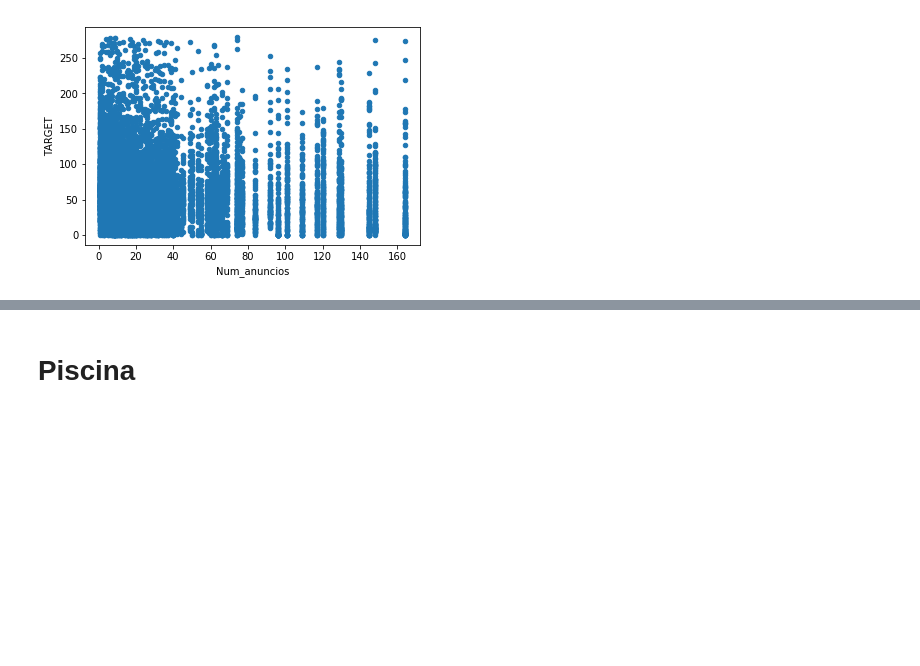
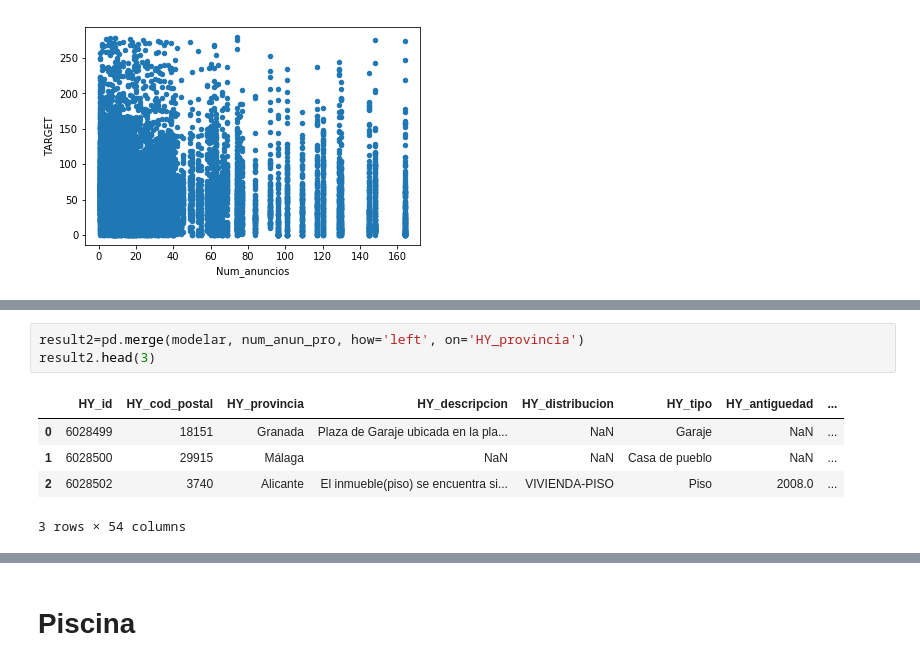
Before and after one commit to RohitUttam/UniversityHack2019, a Jupyter notebook: Añadir.ipynb, the cells around one changed output, grey strips where cells are left out. Drawn from its saved outputs; the diff is of its cells as text; blank space fills up the shorter version.

```diff
--- a/Añadir.ipynb
+++ b/Añadir.ipynb
@@ -77,0 +71,9 @@ TARGET           -0.170931  1.000000
+# %%
+result2=pd.merge(modelar, num_anun_pro, how='left', on='HY_provincia')
+result2.head(3)
+# %% [output]
+|  | HY_id | HY_cod_postal | HY_provincia | HY_descripcion | HY_distribucion | HY_tipo | HY_antiguedad | ... |
+| 0 | 6028499 | 18151 | Granada | Plaza de Garaje ubicada en la pla... | NaN | Garaje | NaN | ... |
+| 1 | 6028500 | 29915 | Málaga | NaN | NaN | Casa de pueblo | NaN | ... |
+| 2 | 6028502 | 3740 | Alicante | El inmueble(piso) se encuentra si... | VIVIENDA-PISO | Piso | 2008.0 | ... |
+3 rows × 54 columns
```
Also changed, not shown: parts of 11 cells of this notebook.
